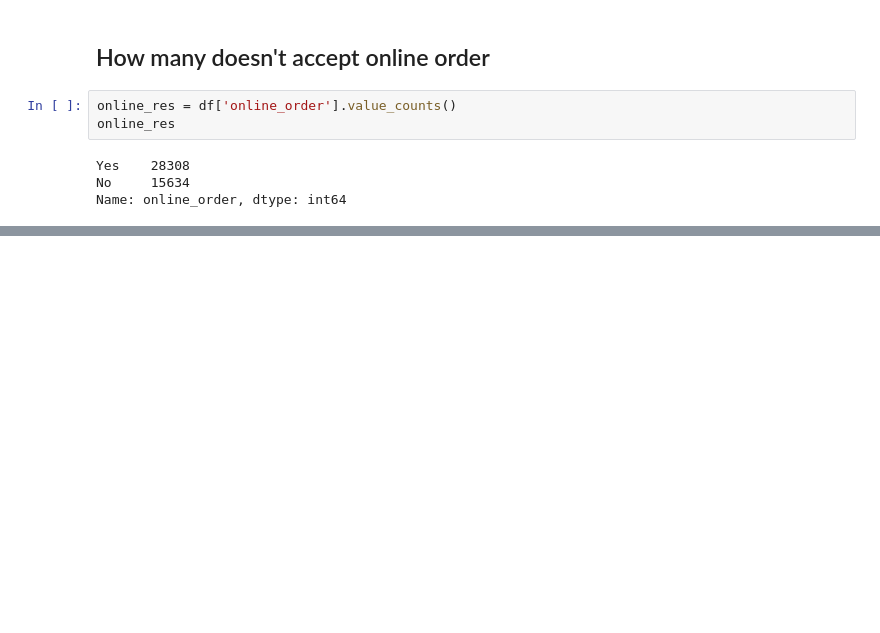
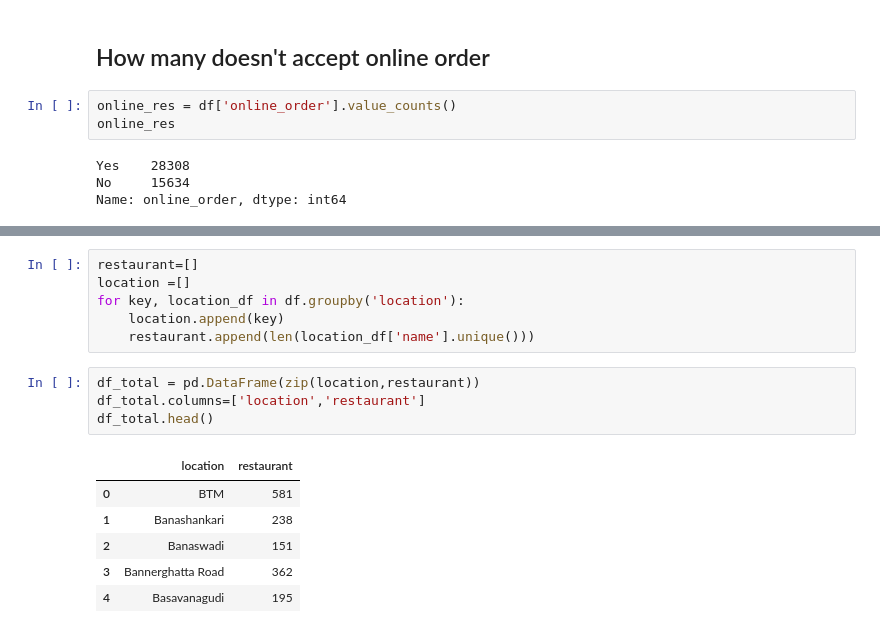
Before and after one commit to MiskaturRahman/Data-Science-PortFolio, a Jupyter notebook: Zomato Data Analysis/Zomato_EDA.ipynb, the cells around one changed output, grey strips where cells are left out. Drawn from its saved outputs; the diff is of its cells as text; blank space fills up the shorter version.

```diff
--- a/Zomato Data Analysis/Zomato_EDA.ipynb
+++ b/Zomato Data Analysis/Zomato_EDA.ipynb
@@ -242,0 +297,17 @@ px.pie(df,values = online_res, labels = labels, title = 'Pie Chart')
+# %%
+restaurant=[]
+location =[]
+for key, location_df in df.groupby('location'):
+    location.append(key)
+    restaurant.append(len(location_df['name'].unique()))
+# %%
+df_total = pd.DataFrame(zip(location,restaurant))
+df_total.columns=['location','restaurant']
+df_total.head()
+# %% [output]
+|  | location | restaurant |
+| 0 | BTM | 581 |
+| 1 | Banashankari | 238 |
+| 2 | Banaswadi | 151 |
+| 3 | Bannerghatta Road | 362 |
+| 4 | Basavanagudi | 195 |
```
Also changed, not shown: parts of 16 cells of this notebook.
